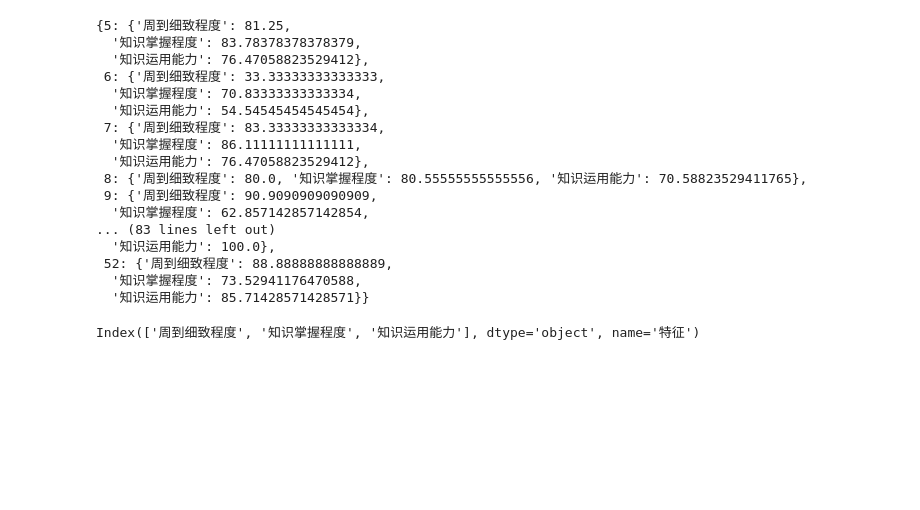
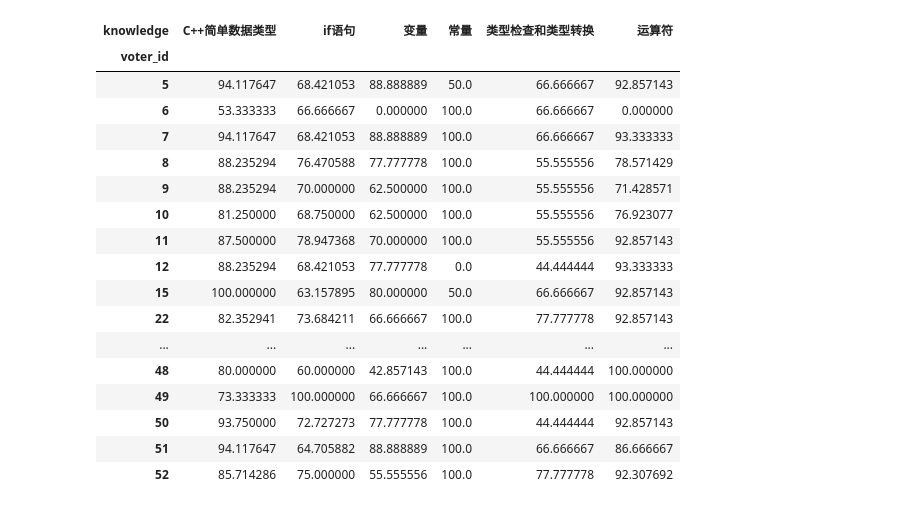
Before and after one commit to yuyalun-allen/student-portrait, a Jupyter notebook: explore.ipynb, the cells around one changed output. Cells and saved outputs as stored; diff of their text form; code cells hidden in the pictures; blank space fills up the shorter version.

Commit message:
feat: add knowledge assessment

```diff
--- a/explore.ipynb
+++ b/explore.ipynb
@@ -140,0 +132,3 @@ answer_judgements
+# %%
+answer_judgements['knowledge'] = answer_judgements['title'].str.split('-').str[1]
+answer_judgements
@@ -141 +149,3 @@ answer_judgements
+# %%
+group_by_knowledge = answer_judgements.groupby(['voter_id', 'knowledge'])['judgement'].agg(lambda x: x.mean() * 100)
 # %%
@@ -145,30 +153,28 @@ feature = group.index.get_level_values("特征").unique().tolist()
-# %%
-result_dict = group.reset_index().groupby('voter_id').apply(lambda x: dict(zip(x['特征'], x['judgement']))).to_dict()
-result_dict
-# %% [output]
-{5: {'周到细致程度': 81.25,
-  '知识掌握程度': 83.78378378378379,
-  '知识运用能力': 76.47058823529412},
- 6: {'周到细致程度': 33.33333333333333,
-  '知识掌握程度': 70.83333333333334,
-  '知识运用能力': 54.54545454545454},
- 7: {'周到细致程度': 83.33333333333334,
-  '知识掌握程度': 86.11111111111111,
-  '知识运用能力': 76.47058823529412},
- 8: {'周到细致程度': 80.0, '知识掌握程度': 80.55555555555556, '知识运用能力': 70.58823529411765},
- 9: {'周到细致程度': 90.9090909090909,
-  '知识掌握程度': 62.857142857142854,
-... (83 lines left out)
-  '知识运用能力': 100.0},
- 52: {'周到细致程度': 88.88888888888889,
-  '知识掌握程度': 73.52941176470588,
-  '知识运用能力': 85.71428571428571}}
 # %%
-df = group.unstack(level="特征")
+df = group_by_knowledge.unstack(level="knowledge")
-# %%
-df.columns
-# %% [output]
-Index(['周到细致程度', '知识掌握程度', '知识运用能力'], dtype='object', name='特征')
+# %%
+import numpy as np
+df.replace(to_replace=np.nan, value=0, inplace=True)
+df
+# %% [output]
+| knowledge | C++简单数据类型 | if语句 | 变量 | 常量 | 类型检查和类型转换 | 运算符 |
+| voter_id |  |  |  |  |  |  |
+| 5 | 94.117647 | 68.421053 | 88.888889 | 50.0 | 66.666667 | 92.857143 |
+| 6 | 53.333333 | 66.666667 | 0.000000 | 100.0 | 66.666667 | 0.000000 |
+| 7 | 94.117647 | 68.421053 | 88.888889 | 100.0 | 66.666667 | 93.333333 |
+| 8 | 88.235294 | 76.470588 | 77.777778 | 100.0 | 55.555556 | 78.571429 |
+| 9 | 88.235294 | 70.000000 | 62.500000 | 100.0 | 55.555556 | 71.428571 |
+| 10 | 81.250000 | 68.750000 | 62.500000 | 100.0 | 55.555556 | 76.923077 |
+| 11 | 87.500000 | 78.947368 | 70.000000 | 100.0 | 55.555556 | 92.857143 |
+| 12 | 88.235294 | 68.421053 | 77.777778 | 0.0 | 44.444444 | 93.333333 |
+| 15 | 100.000000 | 63.157895 | 80.000000 | 50.0 | 66.666667 | 92.857143 |
+| 22 | 82.352941 | 73.684211 | 66.666667 | 100.0 | 77.777778 | 92.857143 |
+| ... | ... | ... | ... | ... | ... | ... |
+| 48 | 80.000000 | 60.000000 | 42.857143 | 100.0 | 44.444444 | 100.000000 |
+| 49 | 73.333333 | 100.000000 | 66.666667 | 100.0 | 100.000000 | 100.000000 |
+| 50 | 93.750000 | 72.727273 | 77.777778 | 100.0 | 44.444444 | 92.857143 |
+| 51 | 94.117647 | 64.705882 | 88.888889 | 100.0 | 66.666667 | 86.666667 |
+| 52 | 85.714286 | 75.000000 | 55.555556 | 100.0 | 77.777778 | 92.307692 |
 # %%
 from sklearn.cluster import AgglomerativeClustering
 
```
Also changed, not shown: parts of 7 cells of this notebook, 1 other file.
